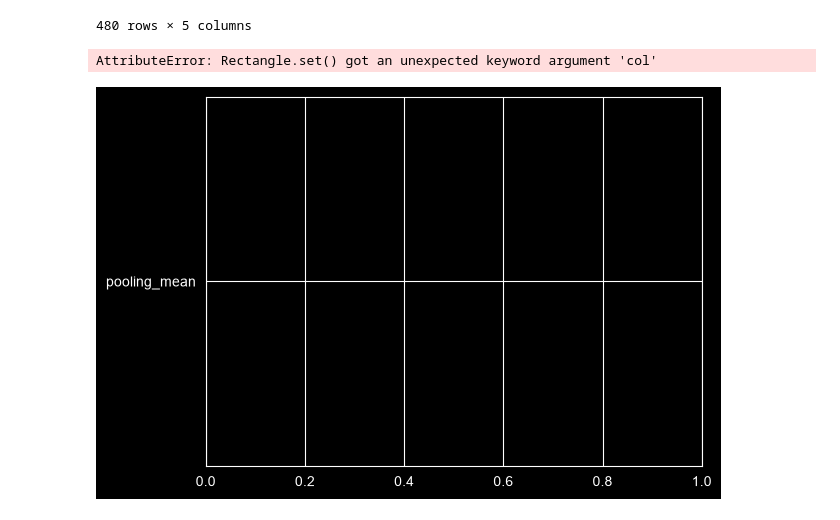
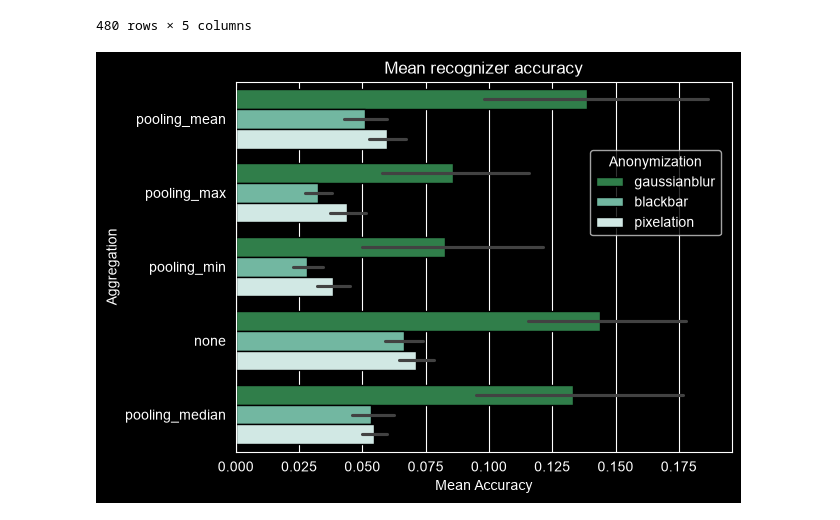
Before and after one commit to wagpa/meles, a Jupyter notebook: src/notebooks/03_visualization.ipynb, the cells around one changed output. Drawn from its saved outputs; the diff is of its cells as text; code cells hidden in the pictures.

Commit message:
add visual results

```diff
--- a/src/notebooks/03_visualization.ipynb
+++ b/src/notebooks/03_visualization.ipynb
@@ -54,21 +52,21 @@ scores
 # %%
 # Visualize the mean accuracy (with error bars) for each combination of aggregation and anonymization method.
 
-filtered_scores = scores#[(scores["embedding_method"] == "vggface")]
+filtered_scores = scores[(scores["anonymization_method"] != "none")]
 sns.barplot(
     data=filtered_scores,
     y="aggregation_method",
     x="accuracy",
     orient="h",
     hue="anonymization_method",
     palette=sns.color_palette("BuGn_r", n_colors=len(filtered_scores["anonymization_method"].unique())),
     ec="k",
 )
 
+plt.title("Mean recognizer accuracy")
 plt.xlabel("Mean Accuracy")
 plt.ylabel("Aggregation")
-legend = plt.legend(title='Anonymization', loc='upper right')
+legend = plt.legend(title='Anonymization', loc='center left', bbox_to_anchor=(0.7, 0.7))
 plt.show()
 # %% [output]
-AttributeError: Rectangle.set() got an unexpected keyword argument 'col'
-[figure, old version]
+[figure, new version]
```
Also changed, not shown: parts of 2 cells of this notebook, 2 other files.
